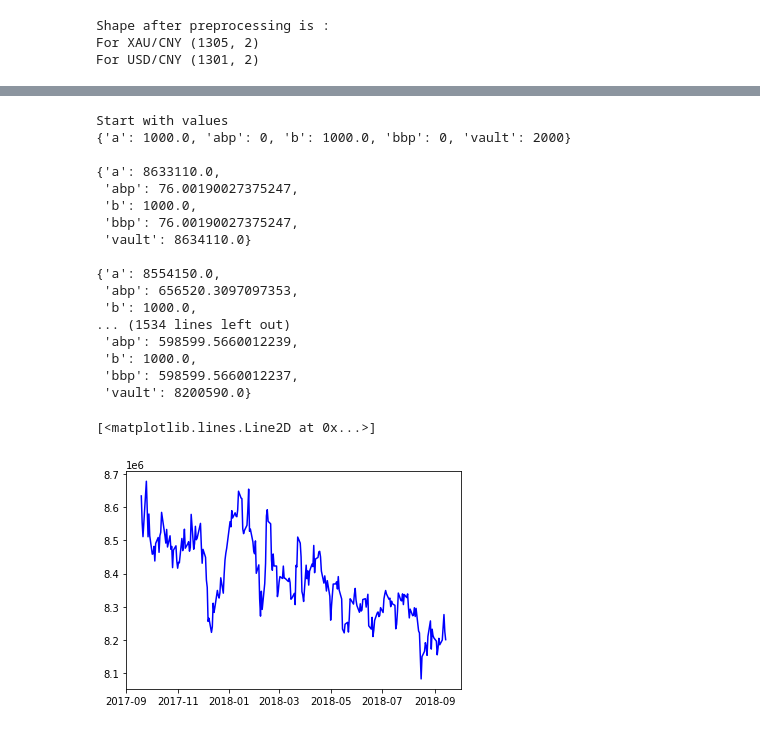
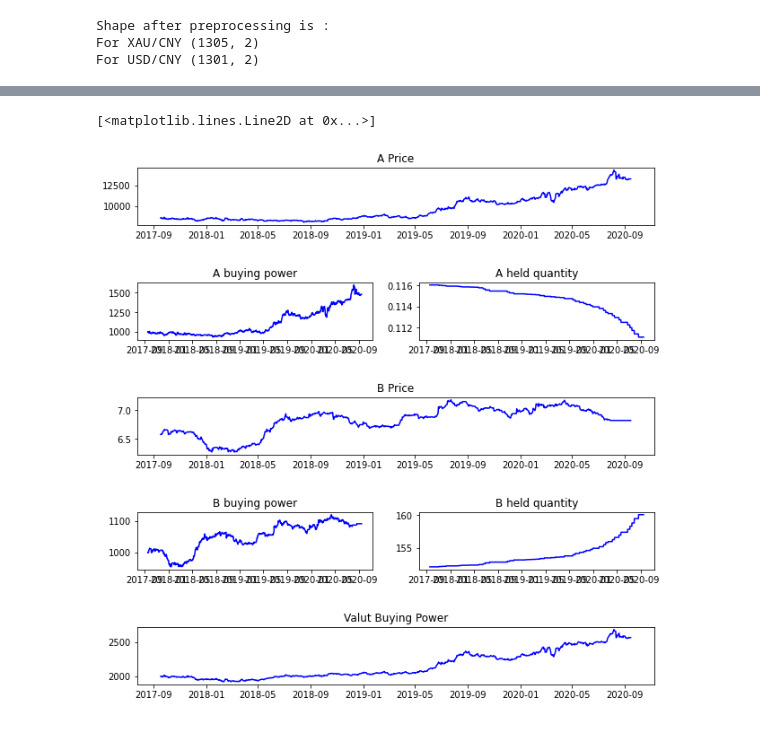
Before and after one commit to MahaDAO/arth-collateral-modeling, a Jupyter notebook: scripts/app.ipynb, the cells around one changed output, grey strips where cells are left out. Drawn from its saved outputs; the diff is of its cells as text; code cells hidden in the pictures.

```diff
--- a/scripts/app.ipynb
+++ b/scripts/app.ipynb
@@ -64,6 +63,13 @@ end_date = pd.Timestamp('today').floor('D') + pd.Timedelta(-2 * 365, unit='D')
 # %%
-xau_cny = xau_cny[(xau_cny['Date']>=start_date) & (xau_cny['Date']<=end_date)].reset_index(drop=True)
-usd_cny = usd_cny[(usd_cny['Date']>=start_date) & (usd_cny['Date']<=end_date)].reset_index(drop=True)
+start_date = pd.Timestamp('today').floor('D') + pd.Timedelta(-3* 365, unit='D')
+end_date = pd.Timestamp('today').floor('D') + pd.Timedelta(-0 * 365, unit='D')
+
+xau_cny = raw_xau_cny[(raw_xau_cny['Date']>=start_date) & (raw_xau_cny['Date']<=end_date)].reset_index(drop=True)
+usd_cny = raw_usd_cny[(raw_usd_cny['Date']>=start_date) & (raw_usd_cny['Date']<=end_date)].reset_index(drop=True)
 
 # xau_cny = xau_cny[(xau_cny['Date']>=start_date)].reset_index(drop=True)
 # usd_cny = usd_cny[(usd_cny['Date']>=start_date)].reset_index(drop=True)
+
+print('Shape after sub setting is :')
+print('For XAU/CNY', xau_cny.shape)
+print('For USD/CNY', usd_cny.shape)
@@ -154,2 +79,0 @@ def simulate_model_with_same_amounts(A, B, ratio_a=0.5, ratio_b=0.5, starting_am
-# %%
-plot_data, config = simulate_model_with_same_amounts(usd_cny, xau_cny, 0.5, 0.5, STARTING_VAULT_AMOUNT)
@@ -241,25 +224,36 @@ def simulate_model_with_same_bp(A, B, ratio_a=0.5, ratio_b=0.5, starting_amount=
-# %%
-plot_data, config = simulate_model_with_same_bp(usd_cny, xau_cny, 0.5, 0.5, STARTING_VAULT_AMOUNT)
-# %% [output]
-Start with values
-{'a': 1000.0, 'abp': 0, 'b': 1000.0, 'bbp': 0, 'vault': 2000}
-
-{'a': 8633110.0,
- 'abp': 76.00190027375247,
- 'b': 1000.0,
- 'bbp': 76.00190027375247,
- 'vault': 8634110.0}
-
-{'a': 8554150.0,
- 'abp': 656520.3097097353,
- 'b': 1000.0,
-... (1534 lines left out)
- 'abp': 598599.5660012239,
- 'b': 1000.0,
- 'bbp': 598599.5660012237,
- 'vault': 8200590.0}
-# %%
-plt.plot(plot_data['dates'], plot_data['vault'], color='blue')
-# %% [output]
-[<matplotlib.lines.Line2D at 0x...>]
-[figure, removed]
+# %%
+gs = gridspec.GridSpec(5, 2)
+
+pl.figure(figsize=(8, 8))
+pl.subplots_adjust(left=0, bottom=0, right=1, top=1, wspace=0.2, hspace=1)
+
+ax = pl.subplot(gs[0,:]) # row 0, col 0
+plt.title('A Price')
+plt.plot(plot_data['dates'], plot_data['a_price'], color='blue')
+
+ax = pl.subplot(gs[1, 0]) # row 0, col 1
+plt.title('A buying power')
+plt.plot(plot_data['dates'], plot_data['a_buying_power'], color='blue')
+
+ax = pl.subplot(gs[1, 1]) # row 0, col 1
+plt.title('A held quantity')
+plt.plot(plot_data['dates'], plot_data['a'], color='blue')
+
+ax = pl.subplot(gs[2,:]) # row 0, col 0
+plt.title('B Price')
+plt.plot(plot_data['dates'], plot_data['b_price'], color='blue')
+
+ax = pl.subplot(gs[3, 0]) # row 0, col 1
+plt.title('B buying power')
+plt.plot(plot_data['dates'], plot_data['b_buying_power'], color='blue')
+
+ax = pl.subplot(gs[3, 1]) # row 0, col 1
+plt.title('B held quantity')
+plt.plot(plot_data['dates'], plot_data['b'], color='blue')
+
+ax = pl.subplot(gs[4, :]) # row 1, span all columns
+plt.title('Valut Buying Power')
+plt.plot(plot_data['dates'], plot_data['vault'], color='blue')
+# %% [output]
+[<matplotlib.lines.Line2D at 0x...>]
+[figure, added]
```
Also changed, not shown: parts of 11 cells of this notebook.
